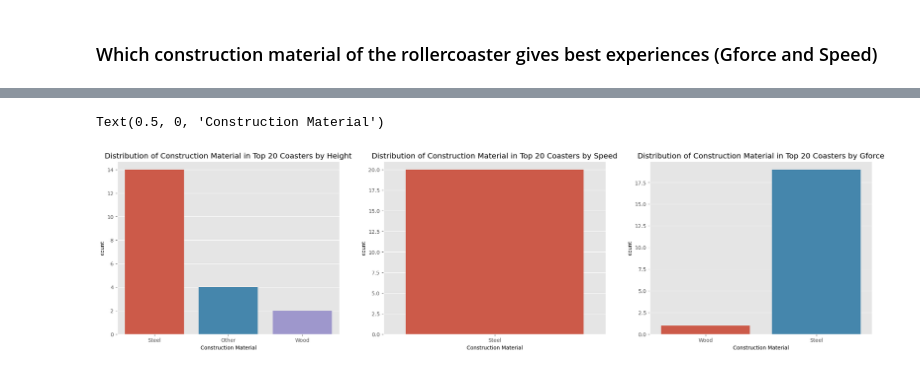
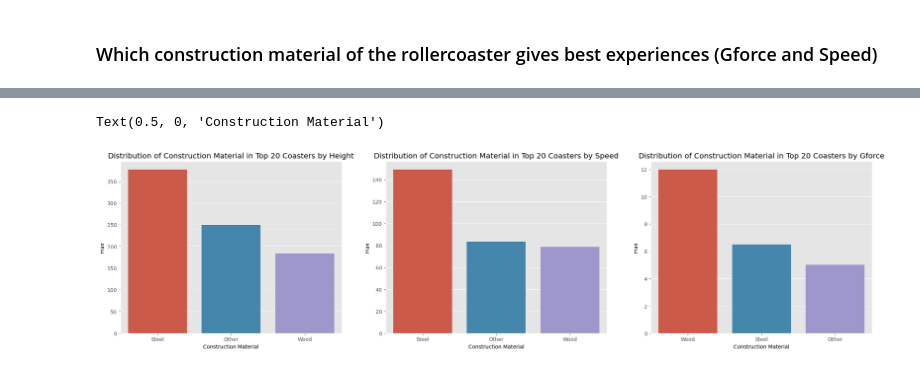
Before and after one commit to Pawcharz/Statistics-Analysis-Playground, a Jupyter notebook: rollercoaster/exploratory-data-analysis.ipynb, the cells around one changed output, grey strips where cells are left out. Cells and saved outputs as stored; diff of their text form; code cells hidden in the pictures.

Commit message:
Plot top performances of each construction material

```diff
--- a/rollercoaster/exploratory-data-analysis.ipynb
+++ b/rollercoaster/exploratory-data-analysis.ipynb
@@ -509,0 +540,15 @@ Text(0.5, 1.0, 'Top 3 Locations with the Fastest Rollercoasters')
+# %%
+top_height = df.dropna(subset=['Height_ft']) \
+  .groupby('Type_Main')['Height_ft'] \
+  .agg(['max']) \
+  .sort_values(by='max', ascending=False).reset_index()
+
+top_speed = df.dropna(subset=['Speed_mph']) \
+  .groupby('Type_Main')['Speed_mph'] \
+  .agg(['max']) \
+  .sort_values(by='max', ascending=False).reset_index()
+
+top_gforce = df.dropna(subset=['Gforce']) \
+  .groupby('Type_Main')['Gforce'] \
+  .agg(['max']) \
+  .sort_values(by='max', ascending=False).reset_index()
@@ -510,38 +564,32 @@ Text(0.5, 1.0, 'Top 3 Locations with the Fastest Rollercoasters')
 # %%
 f, axs = plt.subplots(1, 3, figsize=(26, 6))
 
-TOP_COUNT = 20
-top_height = df.dropna(subset=['Height_ft']).sort_values(by='Height_ft', ascending=False).head(TOP_COUNT)
-
-sns.countplot(
+sns.barplot(
   data=top_height,
   x="Type_Main",
+  y='max',
   ax=axs[0]
 )
 axs[0].set_title(f"Distribution of Construction Material in Top {TOP_COUNT} Coasters by Height")
 axs[0].set_xlabel("Construction Material")
 
-
-top_speed = df.dropna(subset=['Speed_mph']).sort_values(by='Speed_mph', ascending=False).head(TOP_COUNT)
-
-sns.countplot(
+sns.barplot(
   data=top_speed,
   x="Type_Main",
+  y='max',
   ax=axs[1]
 )
 axs[1].set_title(f"Distribution of Construction Material in Top {TOP_COUNT} Coasters by Speed")
 axs[1].set_xlabel("Construction Material")
 
-
-top_gforce = df.dropna(subset=['Gforce']).sort_values(by='Gforce', ascending=False).head(TOP_COUNT)
-
-sns.countplot(
+sns.barplot(
   data=top_gforce,
   x="Type_Main",
+  y='max',
   ax=axs[2],
 )
 axs[2].set_title(f"Distribution of Construction Material in Top {TOP_COUNT} Coasters by Gforce")
 axs[2].set_xlabel("Construction Material")
 # %% [output]
 Text(0.5, 0, 'Construction Material')
-[figure, old version]
+[figure, new version]
```
Also changed, not shown: parts of 5 cells of this notebook.
